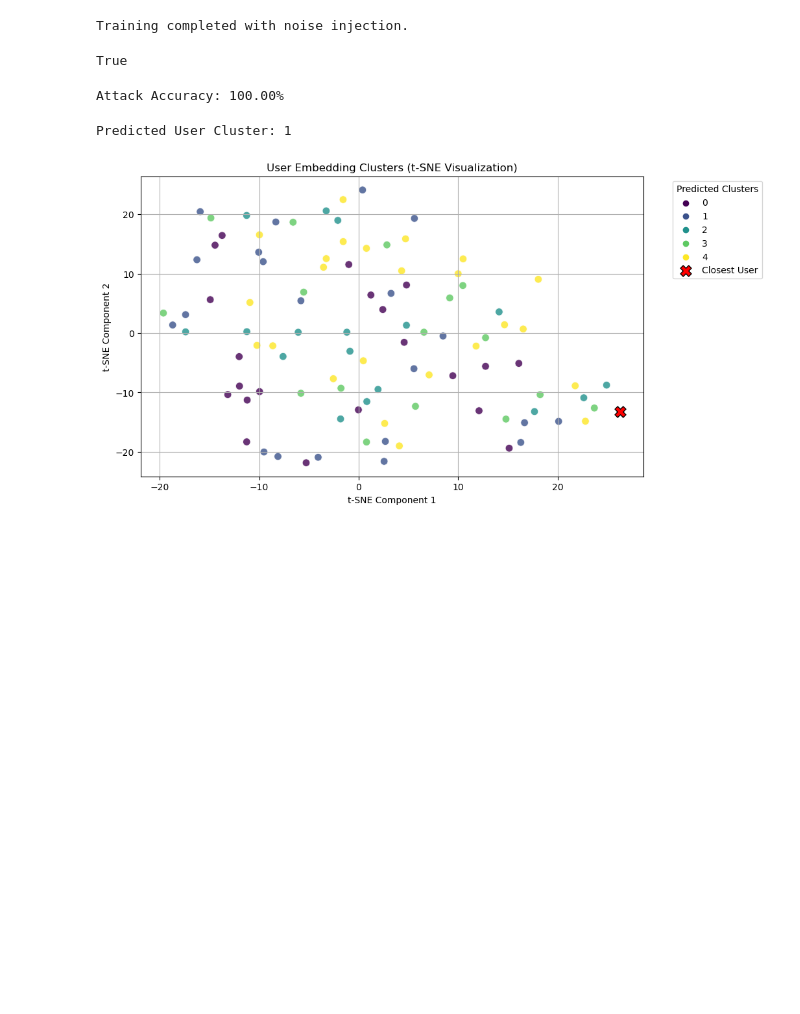
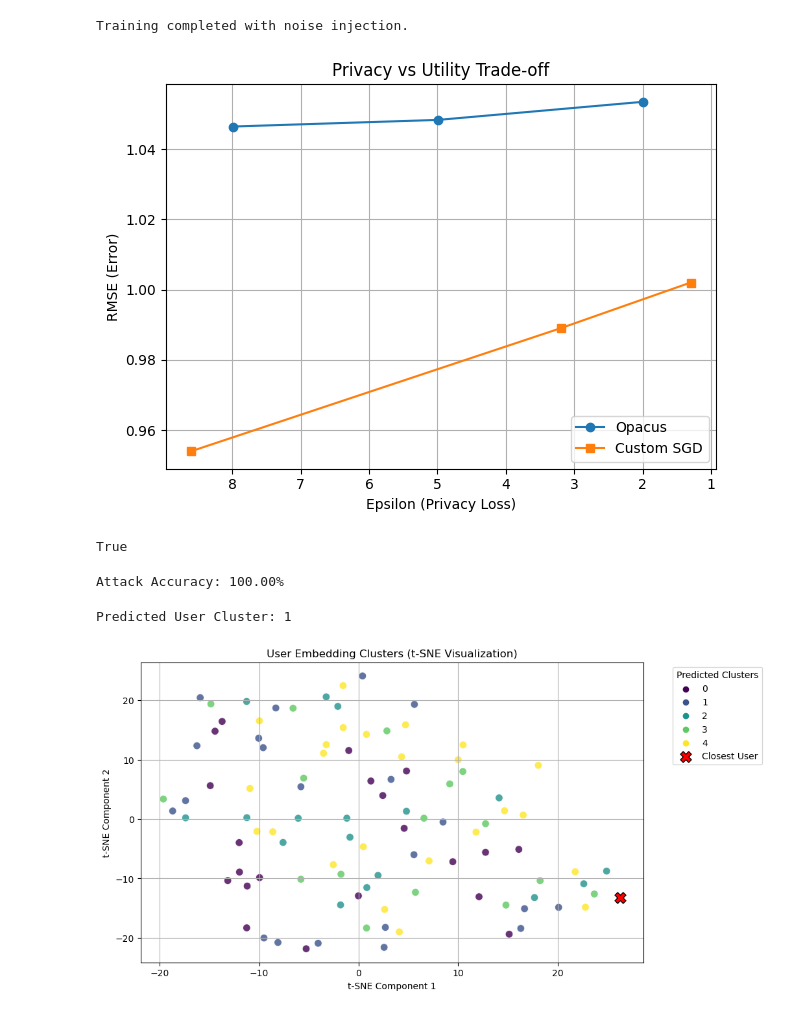
Before and after one commit to felixkwasisarpong/Reccomender-systems-and-Adversarial, a Jupyter notebook: prototytpe.ipynb, the cells around one changed output. Drawn from its saved outputs; the diff is of its cells as text; code cells hidden in the pictures; blank space fills up the shorter version.

Commit message:
fixed MIA and added utility tradeoff chart

```diff
--- a/prototytpe.ipynb
+++ b/prototytpe.ipynb
@@ -34,6 +34,30 @@ predictions = model.test(testset)
 print("Training completed with noise injection.")
 # %% [output]
 Training completed with noise injection.
+# %%
+import matplotlib.pyplot as plt
+
+# Data
+epsilon_opacus = [7.99445, 4.99081, 1.99479]
+rmse_opacus = [1.04639, 1.04828, 1.05343]
+
+epsilon_sgd = [8.6, 3.2, 1.3]
+rmse_sgd = [0.954, 0.989, 1.002]
+
+# Plot
+plt.plot(epsilon_opacus, rmse_opacus, marker='o', label='Opacus')
+plt.plot(epsilon_sgd, rmse_sgd, marker='s', label='Custom SGD')
+
+plt.xlabel('Epsilon (Privacy Loss)')
+plt.ylabel('RMSE (Error)')
+plt.title('Privacy vs Utility Trade-off')
+plt.gca().invert_xaxis()  # Optional: higher privacy (lower ε) on the left
+plt.grid(True)
+plt.legend()
+plt.tight_layout()
+plt.show()
+# %% [output]
+[figure, added]
 # %%
 %pip install opacus
 from opacus import PrivacyEngine
```
Also changed, not shown: parts of 2 cells of this notebook, 25 other files.
